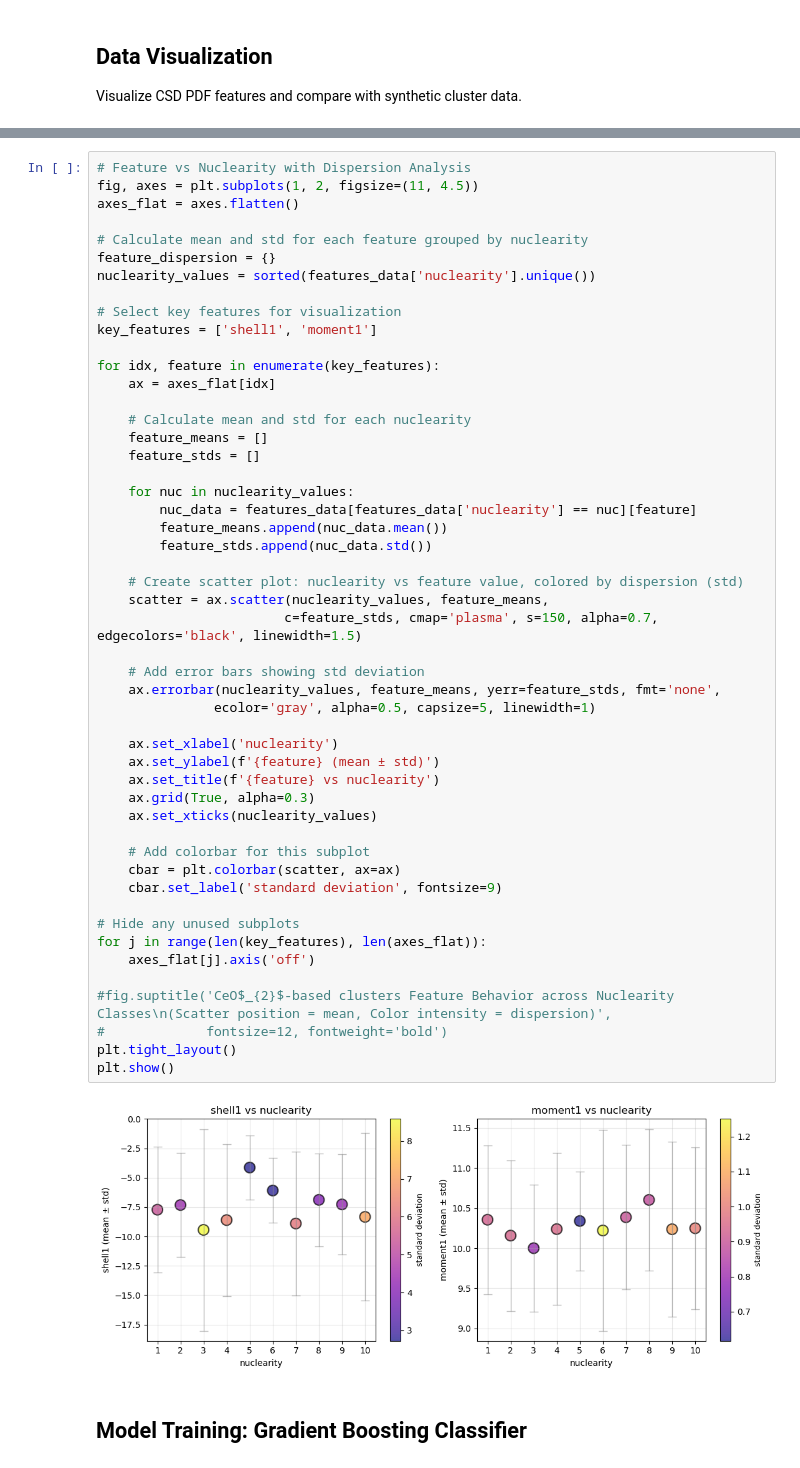
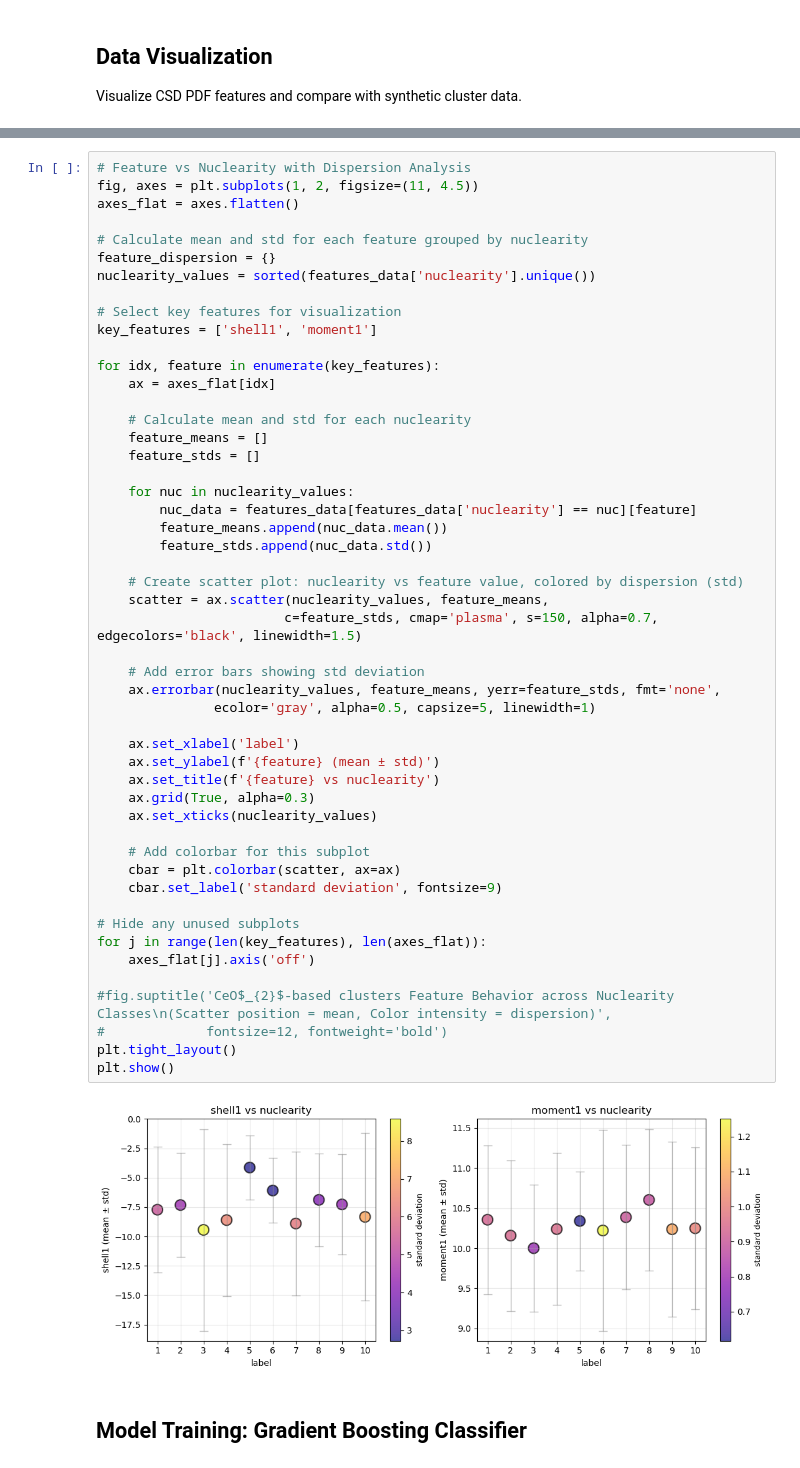
Before and after one commit to grebenyyk/PDF-NN, a Jupyter notebook: complete workflow/descriptors/C-descriptors-CSD.ipynb, the cells around one changed output, grey strips where cells are left out. Cells and saved outputs as stored; diff of their text form.

```diff
--- a/complete workflow/descriptors/C-descriptors-CSD.ipynb
+++ b/complete workflow/descriptors/C-descriptors-CSD.ipynb
@@ -359,35 +409,35 @@ for idx, feature in enumerate(key_features):
         nuc_data = features_data[features_data['nuclearity'] == nuc][feature]
         feature_means.append(nuc_data.mean())
         feature_stds.append(nuc_data.std())
 
     # Create scatter plot: nuclearity vs feature value, colored by dispersion (std)
     scatter = ax.scatter(nuclearity_values, feature_means,
                         c=feature_stds, cmap='plasma', s=150, alpha=0.7, edgecolors='black', linewidth=1.5)
 
     # Add error bars showing std deviation
     ax.errorbar(nuclearity_values, feature_means, yerr=feature_stds, fmt='none',
                ecolor='gray', alpha=0.5, capsize=5, linewidth=1)
 
-    ax.set_xlabel('nuclearity')
+    ax.set_xlabel('label')
     ax.set_ylabel(f'{feature} (mean ± std)')
     ax.set_title(f'{feature} vs nuclearity')
     ax.grid(True, alpha=0.3)
     ax.set_xticks(nuclearity_values)
 
     # Add colorbar for this subplot
     cbar = plt.colorbar(scatter, ax=ax)
     cbar.set_label('standard deviation', fontsize=9)
 
 # Hide any unused subplots
 for j in range(len(key_features), len(axes_flat)):
     axes_flat[j].axis('off')
 
 #fig.suptitle('CeO$_{2}$-based clusters Feature Behavior across Nuclearity Classes\n(Scatter position = mean, Color intensity = dispersion)',
 #             fontsize=12, fontweight='bold')
 plt.tight_layout()
 plt.show()
 # %% [output]
-[figure, old version]
+[figure, new version]
 # %% [markdown]
 ## Model Training: Gradient Boosting Classifier
 # %%
```
Also changed, not shown: parts of 2 cells of this notebook, 1 other file.
